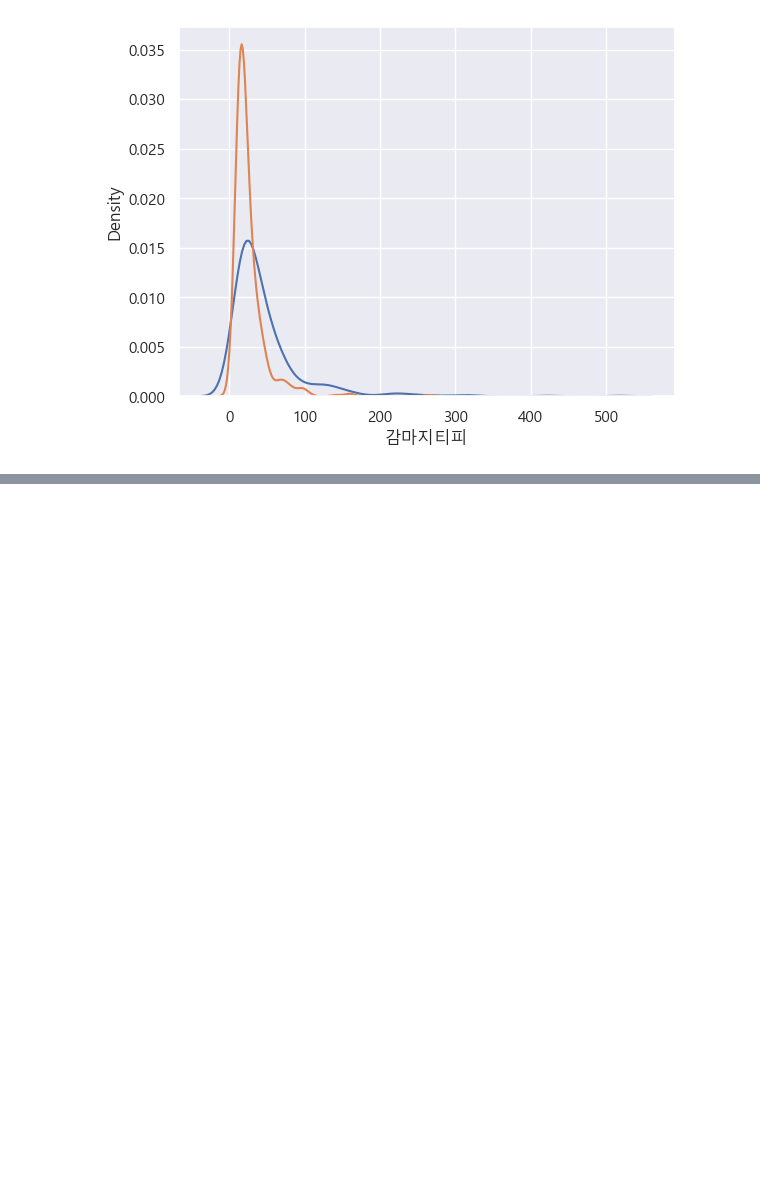
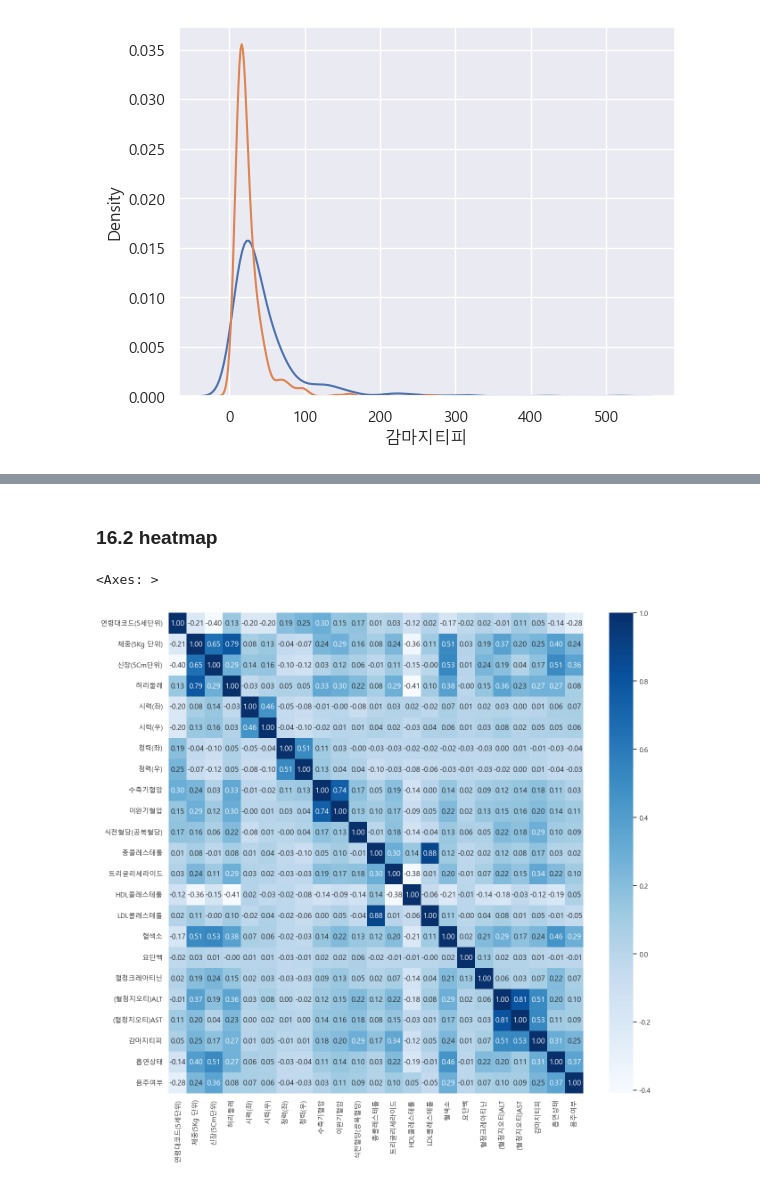
Before and after one commit to jonge5/study-data-analysis, a Jupyter notebook: e_health_analysis-input.ipynb, the cells around one changed output, grey strips where cells are left out. Drawn from its saved outputs; the diff is of its cells as text; code cells hidden in the pictures; blank space fills up the shorter version.

```diff
--- a/e_health_analysis-input.ipynb
+++ b/e_health_analysis-input.ipynb
@@ -862,0 +866,8 @@ r 이 -0.1과 +0.1 사이이면, 거의 무시될 수 있느 선형관계,
+# %%
+# 상관계수에 사용할 컬럼을 변수에 담습니다.
+
+columns = ['연령대코드(5세단위)','체중(5Kg 단위)','신장(5Cm단위)','허리둘레','시력(좌)','시력(우)','청력(좌)','청력(우)','수축기혈압','이완기혈압',
+           '식전혈당(공복혈당)','총콜레스테롤','트리글리세라이드','HDL콜레스테롤','LDL콜레스테롤','혈색소','요단백','혈청크레아티닌','(혈청지오티)ALT',
+           '(혈청지오티)AST','감마지티피','흡연상태','음주여부']
+
+columns
@@ -862,0 +894,5 @@ r 이 -0.1과 +0.1 사이이면, 거의 무시될 수 있느 선형관계,
+# %%
+# 샘플컬럼만 가져와서 df_small 이라는 데이터프레임에 담은 뒤 상관계수를 구합니다.
+df_small = df_sample[columns]
+df_corr = df_small.corr()
+df_corr
@@ -862,0 +974,10 @@ r 이 -0.1과 +0.1 사이이면, 거의 무시될 수 있느 선형관계,
+# %% [markdown]
+### 16.2 heatmap
+# %%
+# 위에서 구한 상관계수를 heatmap을 통해 표현해 봅니다.
+
+plt.figure(figsize=(15,14))
+sns.heatmap(df_corr, annot=True, fmt=".2f", cmap="Blues")
+# %% [output]
+<Axes: >
+[figure, added]
```
Also changed, not shown: parts of 9 cells of this notebook.
